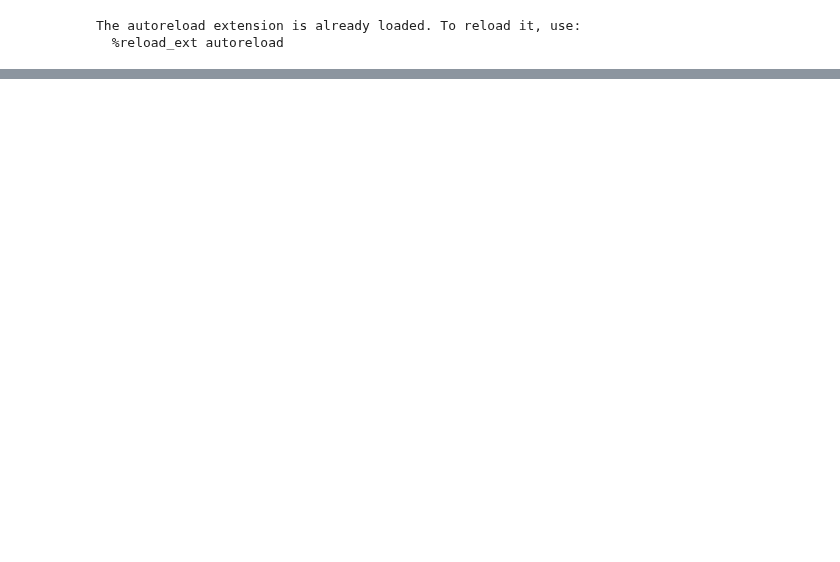
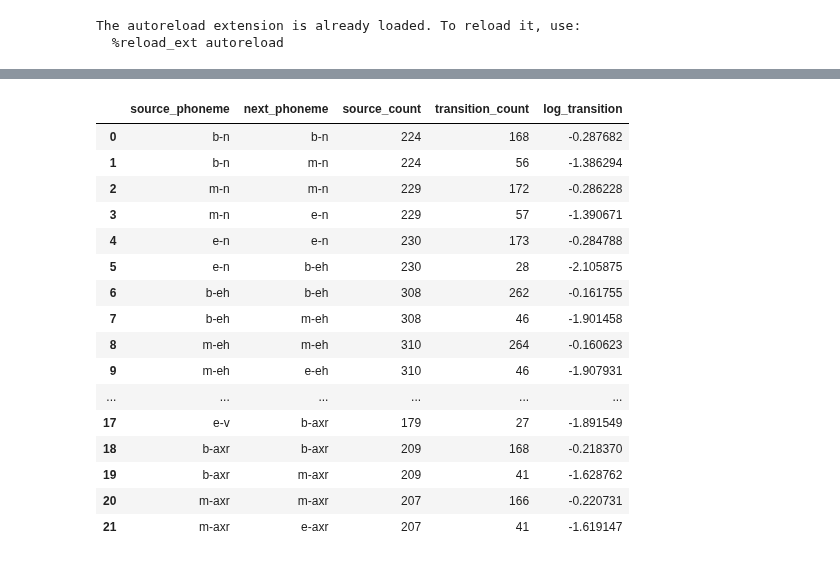
Before and after one commit to jiayan-li/keyword-spotting, a Jupyter notebook: get_prob.ipynb, the cells around one changed output, grey strips where cells are left out. Cells and saved outputs as stored; diff of their text form; code cells hidden in the pictures; blank space fills up the shorter version.

```diff
--- a/get_prob.ipynb
+++ b/get_prob.ipynb
@@ -85,0 +69,2 @@ TypeError: 'float' object is not subscriptable
+# %%
+df_prior, df_transition = get_prior_transition()
@@ -85,0 +90,20 @@ TypeError: 'float' object is not subscriptable
+# %%
+df_transition
+# %% [output]
+|  | source_phoneme | next_phoneme | source_count | transition_count | log_transition |
+| 0 | b-n | b-n | 224 | 168 | -0.287682 |
+| 1 | b-n | m-n | 224 | 56 | -1.386294 |
+| 2 | m-n | m-n | 229 | 172 | -0.286228 |
+| 3 | m-n | e-n | 229 | 57 | -1.390671 |
+| 4 | e-n | e-n | 230 | 173 | -0.284788 |
+| 5 | e-n | b-eh | 230 | 28 | -2.105875 |
+| 6 | b-eh | b-eh | 308 | 262 | -0.161755 |
+| 7 | b-eh | m-eh | 308 | 46 | -1.901458 |
+| 8 | m-eh | m-eh | 310 | 264 | -0.160623 |
+| 9 | m-eh | e-eh | 310 | 46 | -1.907931 |
+| ... | ... | ... | ... | ... | ... |
+| 17 | e-v | b-axr | 179 | 27 | -1.891549 |
+| 18 | b-axr | b-axr | 209 | 168 | -0.218370 |
+| 19 | b-axr | m-axr | 209 | 41 | -1.628762 |
+| 20 | m-axr | m-axr | 207 | 166 | -0.220731 |
+| 21 | m-axr | e-axr | 207 | 41 | -1.619147 |
```
Also changed, not shown: parts of 14 cells of this notebook, 3 other files.
